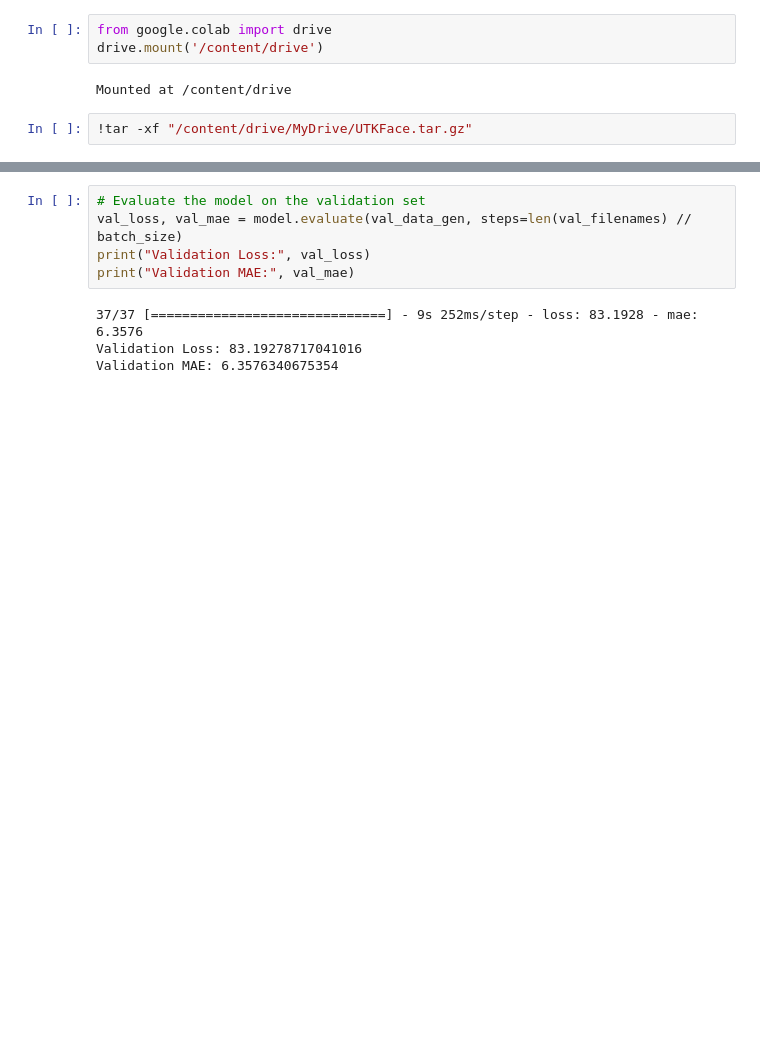
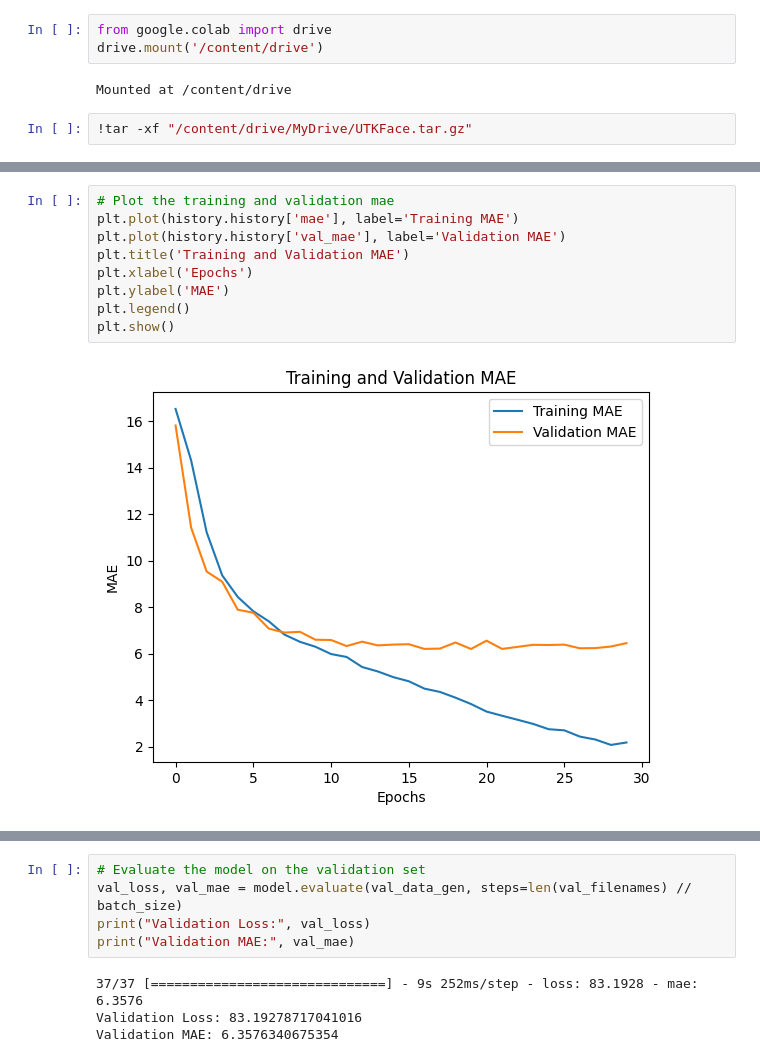
Before and after one commit to fnilvuwu/facial-age-estimation-website, a Jupyter notebook: CNN_Age_Detection.ipynb, the cells around one changed output, grey strips where cells are left out. Drawn from its saved outputs; the diff is of its cells as text; blank space fills up the shorter version.

```diff
--- a/CNN_Age_Detection.ipynb
+++ b/CNN_Age_Detection.ipynb
@@ -158,0 +172,11 @@ zip error: Nothing to do! (try: zip -r /content/age_model.zip . -i /content/age_
+# %%
+# Plot the training and validation mae
+plt.plot(history.history['mae'], label='Training MAE')
+plt.plot(history.history['val_mae'], label='Validation MAE')
+plt.title('Training and Validation MAE')
+plt.xlabel('Epochs')
+plt.ylabel('MAE')
+plt.legend()
+plt.show()
+# %% [output]
+[figure, added]
```
Also changed, not shown: parts of 7 cells of this notebook.
